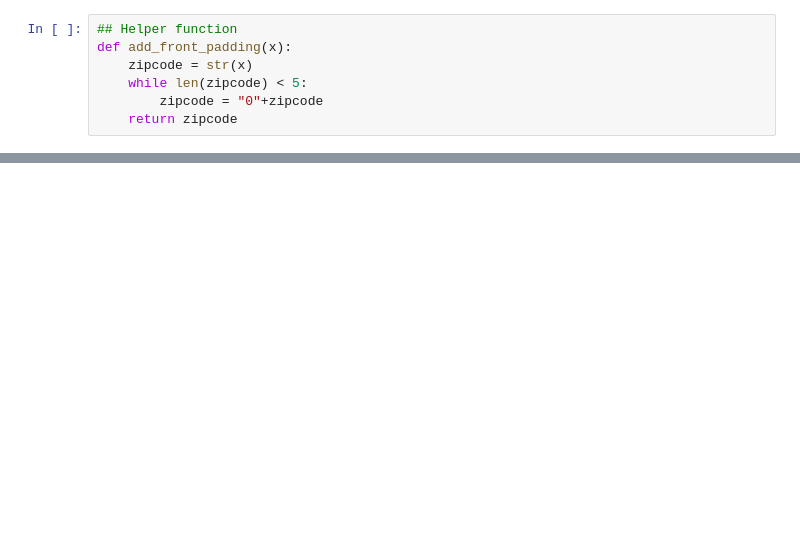
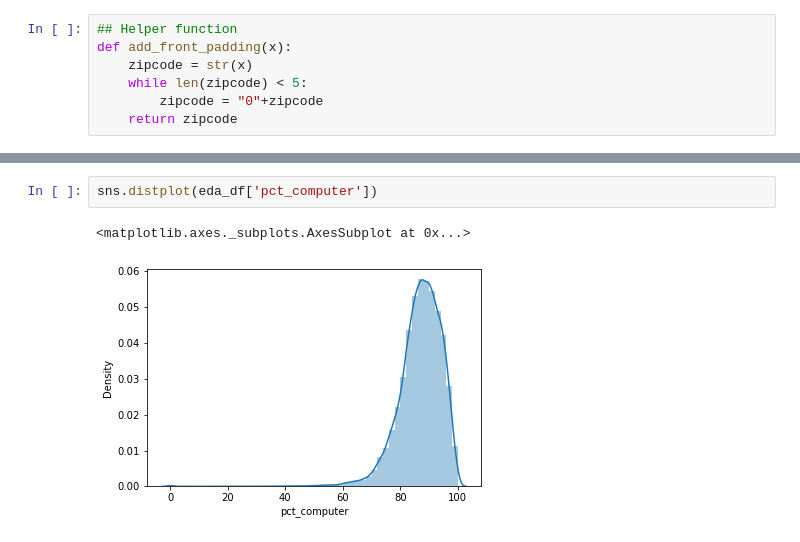
Before and after one commit to jcweaver/broadband-capstone, a Jupyter notebook: notebooks/Sarah_EDA.ipynb, the cells around one changed output, grey strips where cells are left out. Saved outputs shown, nothing was run; the diff lists cells and outputs as text; blank space fills up the shorter version.

```diff
--- a/notebooks/Sarah_EDA.ipynb
+++ b/notebooks/Sarah_EDA.ipynb
@@ -16,0 +142,5 @@ FileNotFoundError: [Errno 2] File b'../data/weighted_merged_all.csv' does not ex
+# %%
+sns.distplot(eda_df['pct_computer'])
+# %% [output]
+<matplotlib.axes._subplots.AxesSubplot at 0x...>
+[figure, added]
```
Also changed, not shown: parts of 13 cells of this notebook.
